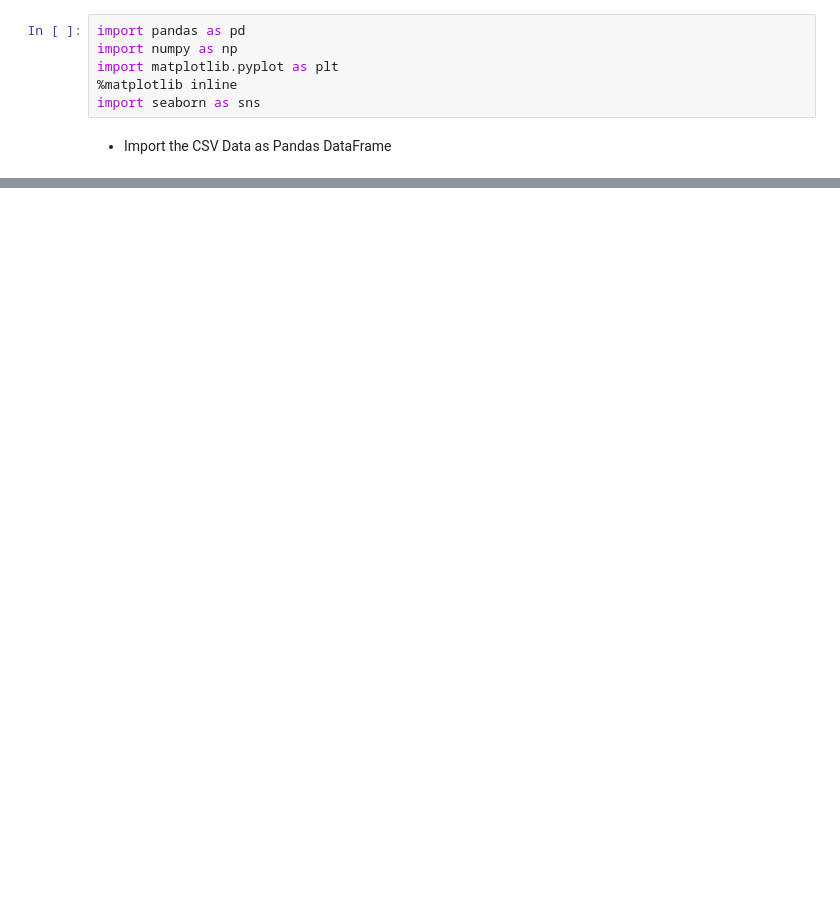
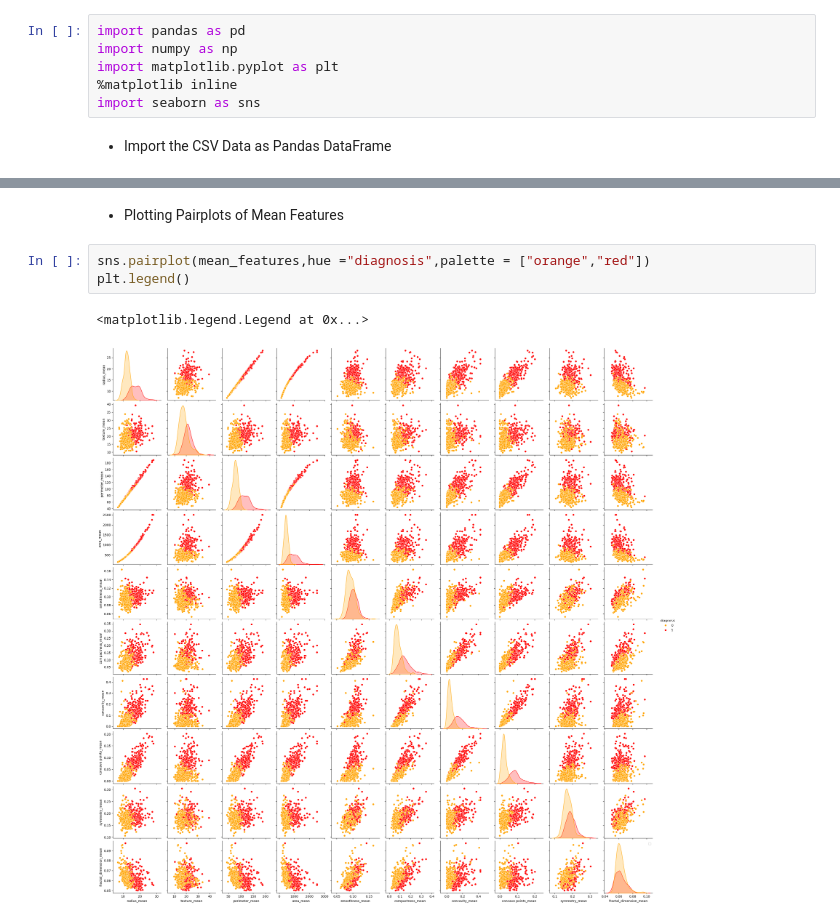
Before and after one commit to kanishka-maurya/Breast-Cancer-Prediction, a Jupyter notebook: notebook/1.EDA.ipynb, the cells around one changed output, grey strips where cells are left out. Saved outputs shown, nothing was run; the diff lists cells and outputs as text; blank space fills up the shorter version.

```diff
--- a/notebook/1.EDA.ipynb
+++ b/notebook/1.EDA.ipynb
@@ -36,0 +145,8 @@ df.shape
+# %% [markdown]
+- Plotting Pairplots of Mean Features
+# %%
+sns.pairplot(mean_features,hue ="diagnosis",palette = ["orange","red"])
+plt.legend()
+# %% [output]
+<matplotlib.legend.Legend at 0x...>
+[figure, added]
```
Also changed, not shown: parts of 30 cells of this notebook, 18 other files.
